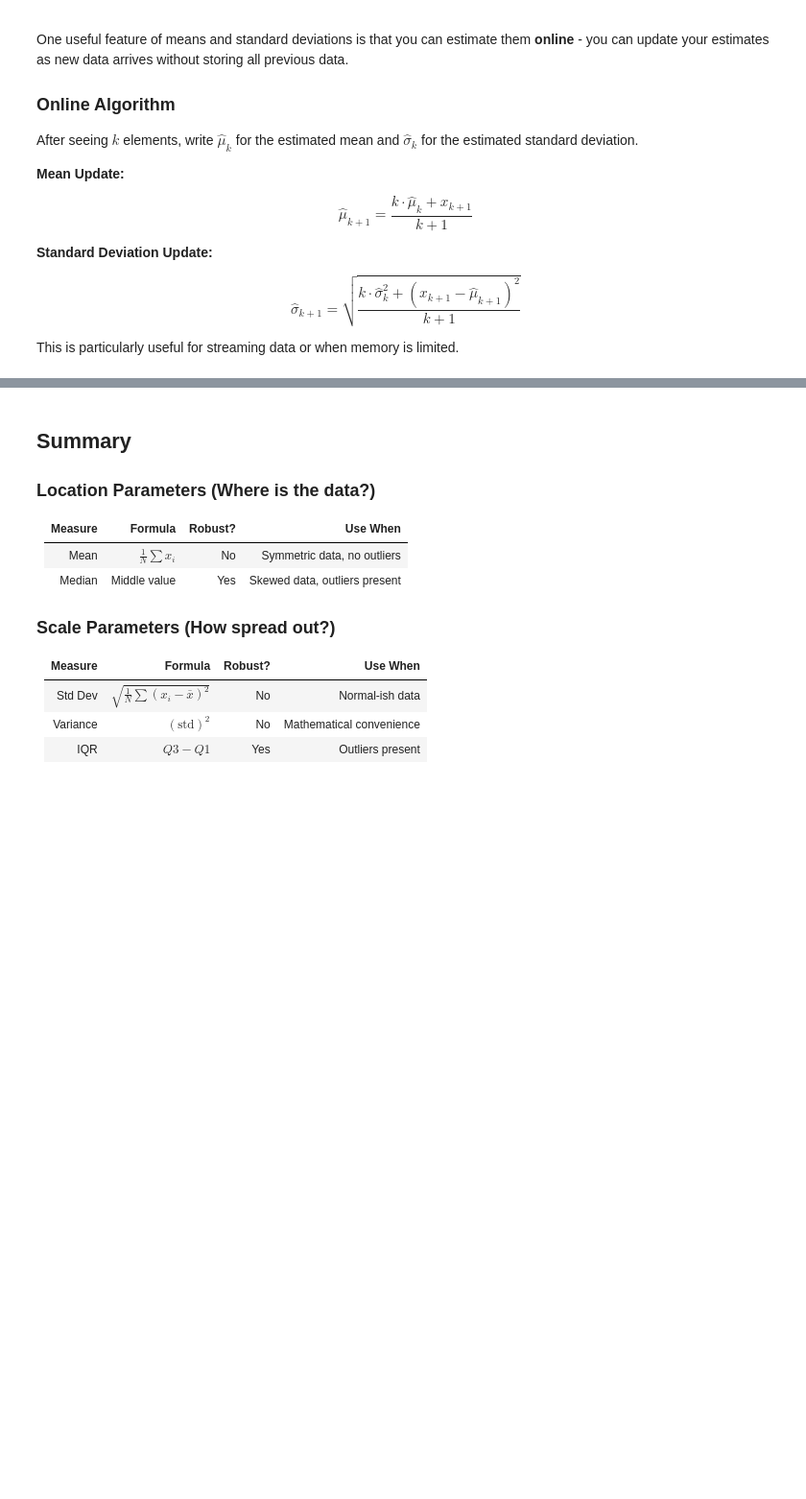
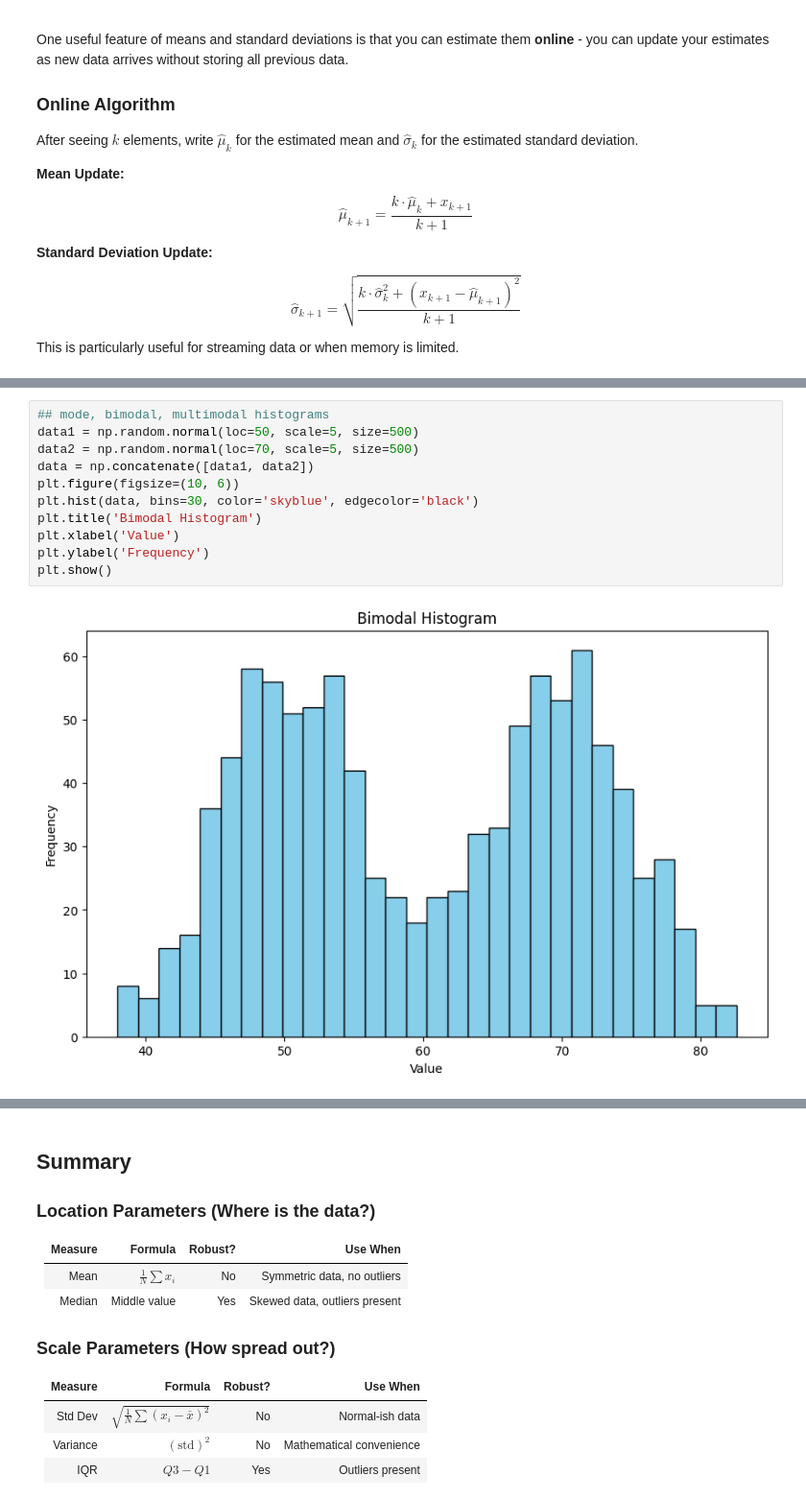
Before and after one commit to chebil/stat, a Jupyter notebook: part1/ch01_summarizing.ipynb, the cells around one changed output, grey strips where cells are left out. Shown at 96% size. Drawn from its saved outputs; the diff is of its cells as text; blank space fills up the shorter version.

```diff
--- a/part1/ch01_summarizing.ipynb
+++ b/part1/ch01_summarizing.ipynb
@@ -435,0 +504,13 @@ print(f"Std of z-scores:  {np.std(z_scores):.10f}")
+# %%
+## mode, bimodal, multimodal histograms
+data1 = np.random.normal(loc=50, scale=5, size=500)
+data2 = np.random.normal(loc=70, scale=5, size=500)
+data = np.concatenate([data1, data2])
+plt.figure(figsize=(10, 6))
+plt.hist(data, bins=30, color='skyblue', edgecolor='black')
+plt.title('Bimodal Histogram')
+plt.xlabel('Value')
+plt.ylabel('Frequency')
+plt.show()
+# %% [output]
+[figure, added]
```
Also changed, not shown: parts of 24 cells of this notebook, 2 other files.
